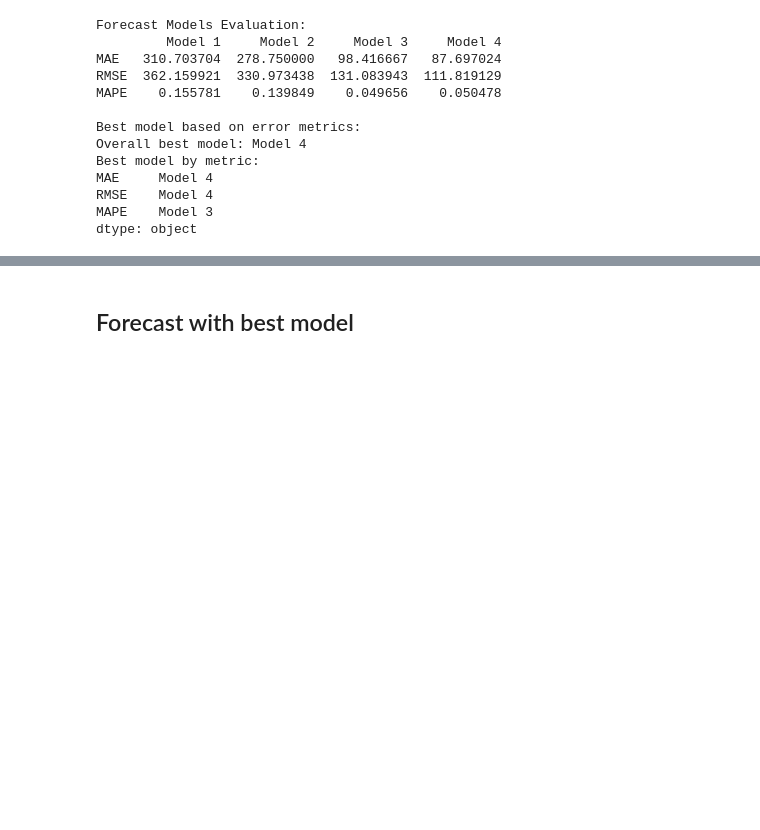
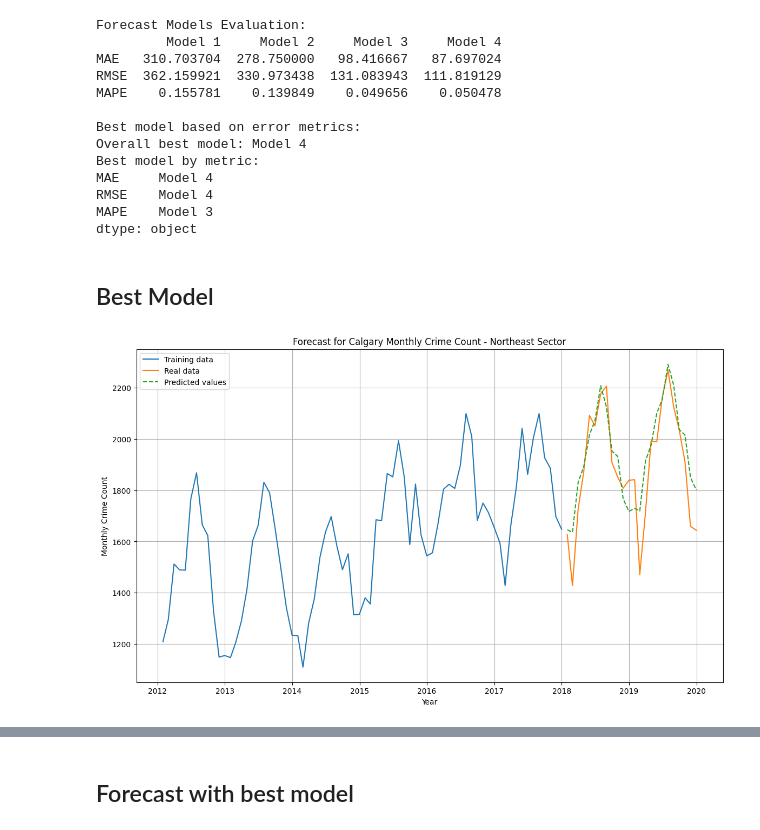
Before and after one commit to alessandrarccastro/calgary-crime-analysis, a Jupyter notebook: 1calgarycrime.ipynb, the cells around one changed output, grey strips where cells are left out. Cells and saved outputs as stored; diff of their text form; code cells hidden in the pictures; blank space fills up the shorter version.

```diff
--- a/1calgarycrime.ipynb
+++ b/1calgarycrime.ipynb
@@ -462,3 +459,21 @@ MAE     Model 4
 RMSE    Model 4
 MAPE    Model 3
 dtype: object
+# %% [markdown]
+## Best Model
+# %%
+# Display the forecasts and actual data
+plt.figure(figsize=(14, 8))
+plt.plot(train.index, train['Crime Count'], label='Training data')
+plt.plot(test.index, test['Crime Count'], label='Real data')
+plt.plot(test.index, linear_trend_seasonal_forecast, label="Predicted values", linestyle='--')
+
+# Add title and labels to axes
+plt.title("Forecast for Calgary Monthly Crime Count - Northeast Sector")
+plt.xlabel("Year")
+plt.ylabel("Monthly Crime Count")
+plt.legend()
+plt.grid(True)
+plt.show()
+# %% [output]
+[figure, added]
```
Also changed, not shown: parts of 10 cells of this notebook, 14 other files.
